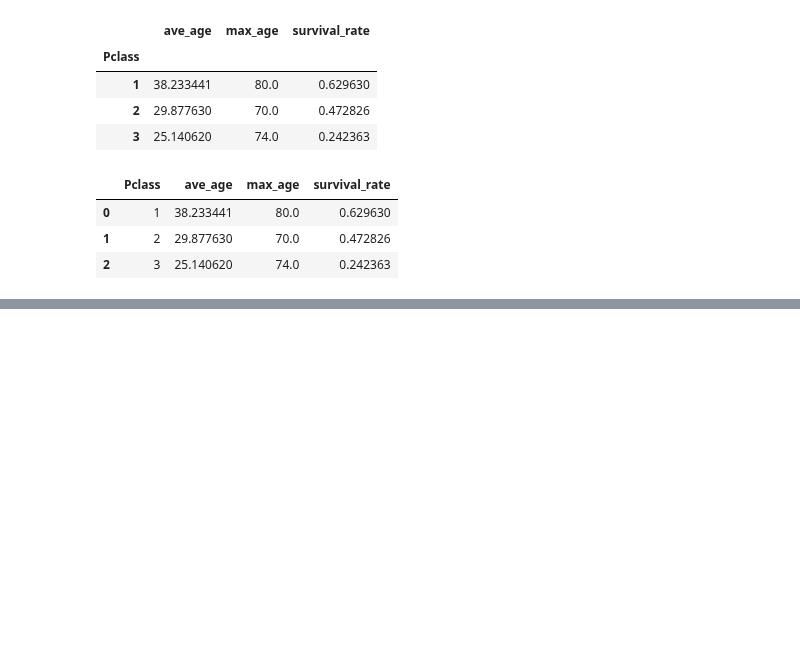
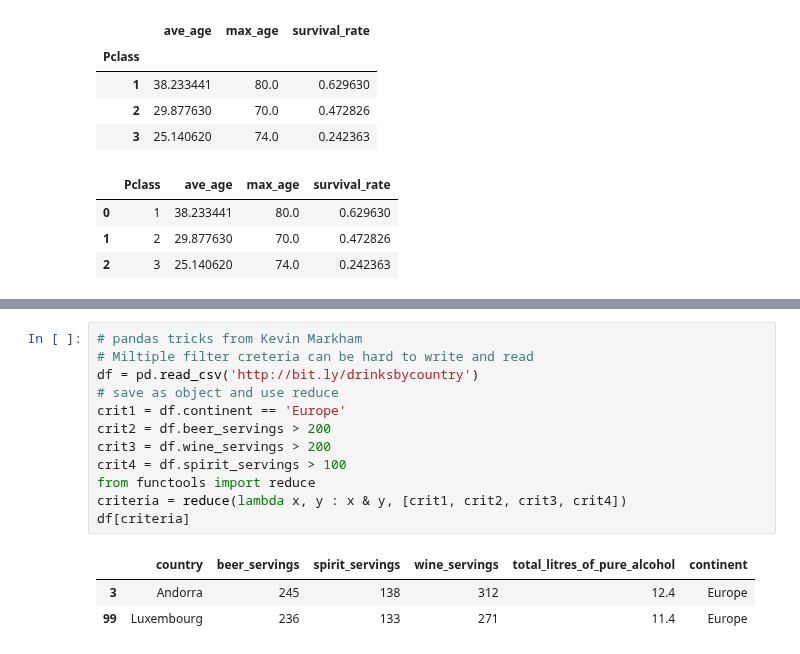
Before and after one commit to YLTsai0609/pandas_101, a Jupyter notebook: Solution.ipynb, the cells around one changed output, grey strips where cells are left out. Drawn from its saved outputs; the diff is of its cells as text; blank space fills up the shorter version.

Commit message:
Add multiple filter criteria using functiontools reduce

```diff
--- a/Solution.ipynb
+++ b/Solution.ipynb
@@ -1856 +1858,17 @@ pd.concat(dfList, ignore_index=True)
 110 rows × 10 columns
+# %%
+# pandas tricks from Kevin Markham
+# Miltiple filter creteria can be hard to write and read
+df = pd.read_csv('http://bit.ly/drinksbycountry')
+# save as object and use reduce
+crit1 = df.continent == 'Europe'
+crit2 = df.beer_servings > 200
+crit3 = df.wine_servings > 200
+crit4 = df.spirit_servings > 100
+from functools import reduce
+criteria = reduce(lambda x, y : x & y, [crit1, crit2, crit3, crit4])
+df[criteria]
+# %% [output]
+|  | country | beer_servings | spirit_servings | wine_servings | total_litres_of_pure_alcohol | continent |
+| 3 | Andorra | 245 | 138 | 312 | 12.4 | Europe |
+| 99 | Luxembourg | 236 | 133 | 271 | 11.4 | Europe |
```
Also changed, not shown: parts of 34 cells of this notebook, 12 other files.
